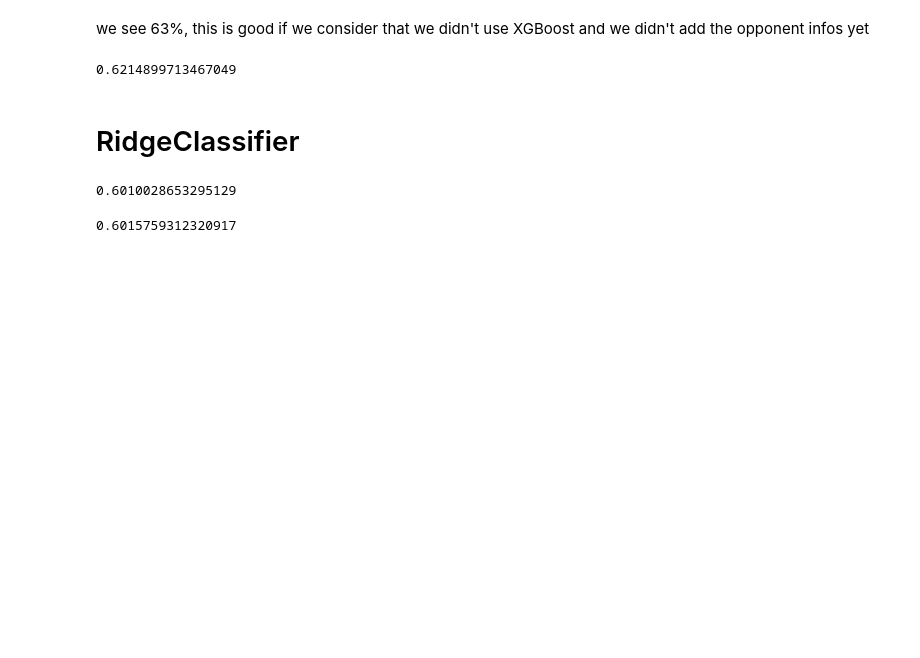
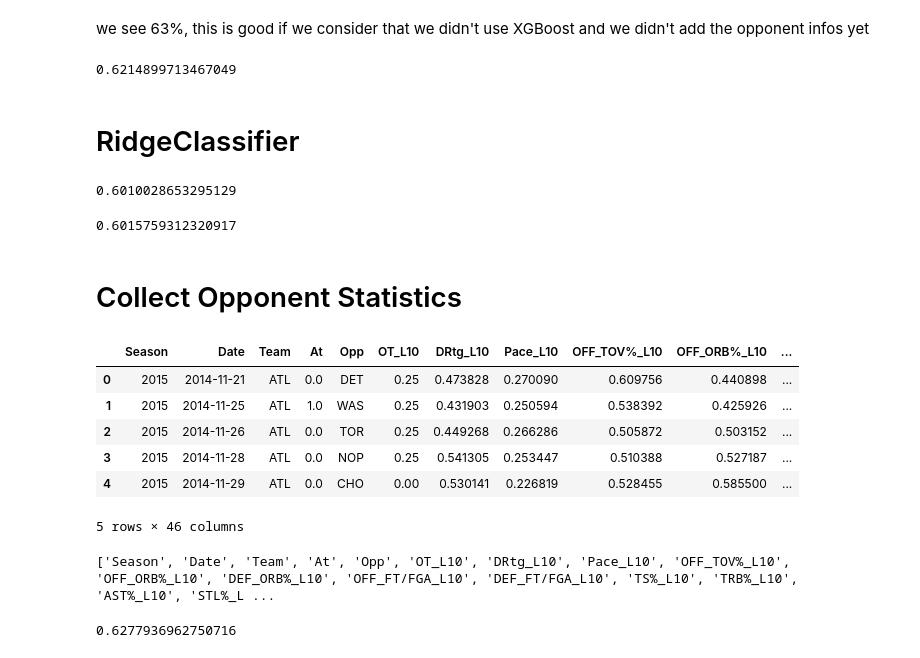
Before and after one commit to LuigiGonnella/NBA-Predictor, a Jupyter notebook: notebooks/01-exploration.ipynb, the cells around one changed output. Saved outputs shown, nothing was run; the diff lists cells and outputs as text; code cells hidden in the pictures; blank space fills up the shorter version.

Commit message:
opponent statistics added

```diff
--- a/notebooks/01-exploration.ipynb
+++ b/notebooks/01-exploration.ipynb
@@ -800,3 +800,35 @@ preds = pd.Series(rr.predict(testset), index=testset.index)
 print(accuracy_score(test_target, preds)) #!ACTUALLY INCREASES!
 # %% [output]
 0.6015759312320917
+# %% [markdown]
+# Collect Opponent Statistics
+# %%
+def AddOpp(df):
+    opp_df = df.copy()
+    opp_df = opp_df.drop(columns=['Win','Opp', 'Team', 'At', 'home_TEAM_win_pt_at_HOME' ,'away_TEAM_win_pt_AWAY']) #useless to add
+
+    new_cols = {col: f'Opp_{col}' for col in list(opp_df.columns) if col not in ['Date', 'Season', 'Opp_encoded']}
+    opp_df = opp_df.rename(columns={'Team_encoded': 'Opp_encoded', 'Opp_encoded': 'Team_encoded'}) #swithc prospective
+    opp_df = opp_df.drop(columns=['Team_encoded']) #useless column (it is our old Opp)
+    opp_df = opp_df.rename(columns=new_cols) #rename for bettere understanding after merge
+
+
+
+    merged = pd.merge(df, opp_df, on=['Opp_encoded', 'Season', 'Date'], how='left')
+    return merged
+# %%
+complete_df = AddOpp(rolled_df_baseline)
+
+complete_df.head()
+# %% [output]
+|  | Season | Date | Team | At | Opp | OT_L10 | DRtg_L10 | Pace_L10 | OFF_TOV%_L10 | OFF_ORB%_L10 | ... |
+| 0 | 2015 | 2014-11-21 | ATL | 0.0 | DET | 0.25 | 0.473828 | 0.270090 | 0.609756 | 0.440898 | ... |
+| 1 | 2015 | 2014-11-25 | ATL | 1.0 | WAS | 0.25 | 0.431903 | 0.250594 | 0.538392 | 0.425926 | ... |
+| 2 | 2015 | 2014-11-26 | ATL | 0.0 | TOR | 0.25 | 0.449268 | 0.266286 | 0.505872 | 0.503152 | ... |
+| 3 | 2015 | 2014-11-28 | ATL | 0.0 | NOP | 0.25 | 0.541305 | 0.253447 | 0.510388 | 0.527187 | ... |
+| 4 | 2015 | 2014-11-29 | ATL | 0.0 | CHO | 0.00 | 0.530141 | 0.226819 | 0.528455 | 0.585500 | ... |
+5 rows × 46 columns
+# %%
+print(list(complete_df.columns))
+# %% [output]
+['Season', 'Date', 'Team', 'At', 'Opp', 'OT_L10', 'DRtg_L10', 'Pace_L10', 'OFF_TOV%_L10', 'OFF_ORB%_L10', 'DEF_ORB%_L10', 'OFF_FT/FGA_L10', 'DEF_FT/FGA_L10', 'TS%_L10', 'TRB%_L10', 'AST%_L10', 'STL%_L ...
@@ -802,0 +838,18 @@ print(accuracy_score(test_target, preds)) #!ACTUALLY INCREASES!
+# %%
+#RANDOM_FOREST
+train_df, test_df = train_test(complete_df[selected_cols])
+
+train_target = train_df['Win']
+trainset = train_df[[col for col in selected_cols if col != 'Win']]
+
+test_target = test_df['Win']
+testset = test_df[[col for col in selected_cols if col != 'Win']]
+
+rf.fit(trainset, train_target)
+preds = pd.Series(rf.predict(testset), index=testset.index)
+
+from sklearn.metrics import accuracy_score
+
+print(accuracy_score(test_target, preds))
+# %% [output]
+0.6277936962750716
```
Also changed, not shown: parts of 2 cells of this notebook.
